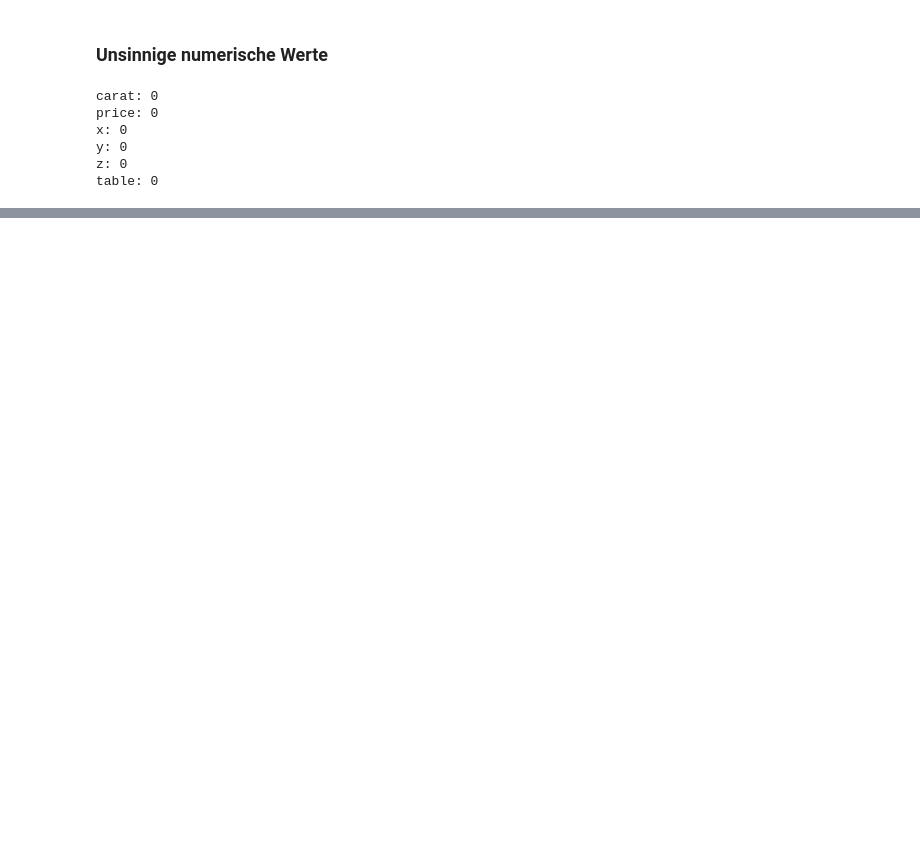
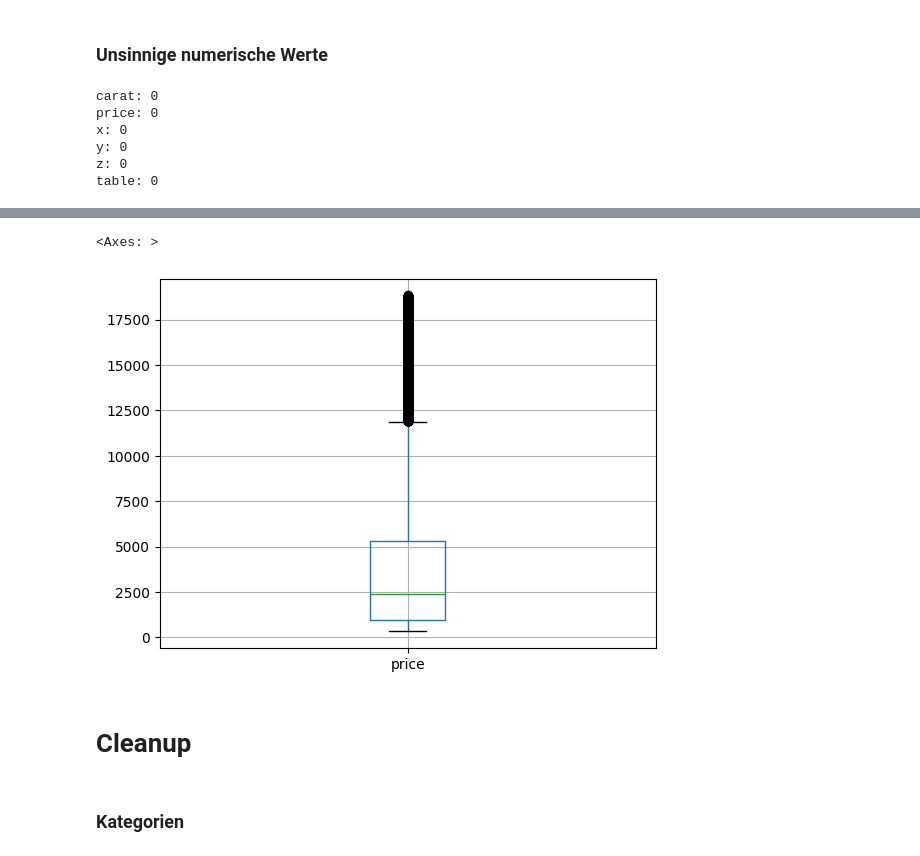
Before and after one commit to Javacream/org.javacream.training.python, a Jupyter notebook: DataAnalysis/diamonds/diamonds.ipynb, the cells around one changed output, grey strips where cells are left out. Cells and saved outputs as stored; diff of their text form; code cells hidden in the pictures; blank space fills up the shorter version.

Commit message:
Cleanup

```diff
--- a/DataAnalysis/diamonds/diamonds.ipynb
+++ b/DataAnalysis/diamonds/diamonds.ipynb
@@ -207,0 +147,9 @@ table: 0
+# %%
+df.boxplot(column='price')
+# %% [output]
+<Axes: >
+[figure, added]
+# %% [markdown]
+# Cleanup
+# %% [markdown]
+### Kategorien
```
Also changed, not shown: parts of 7 cells of this notebook.
